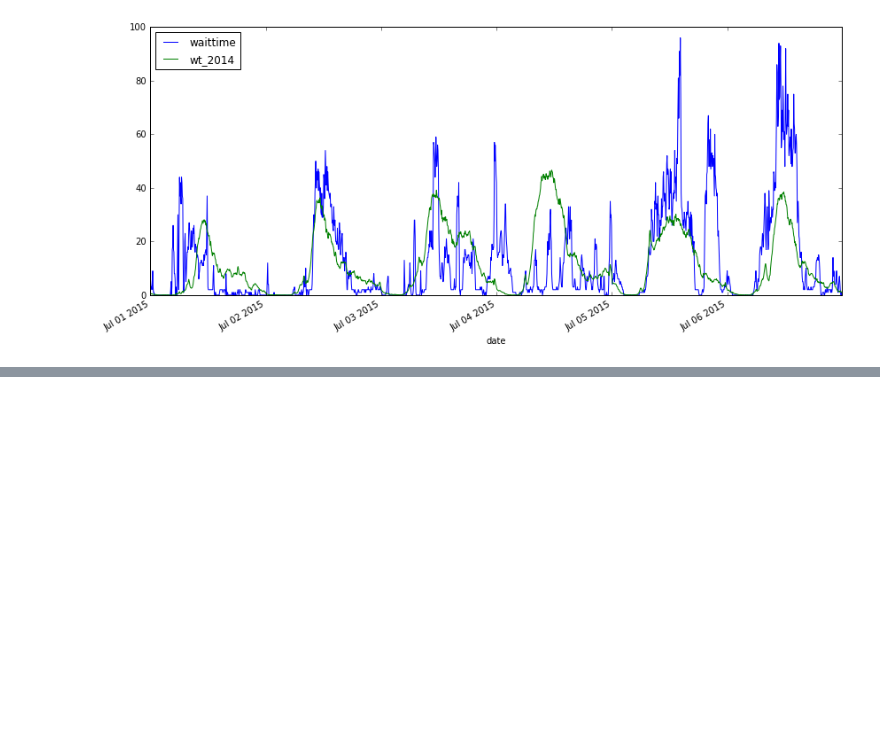
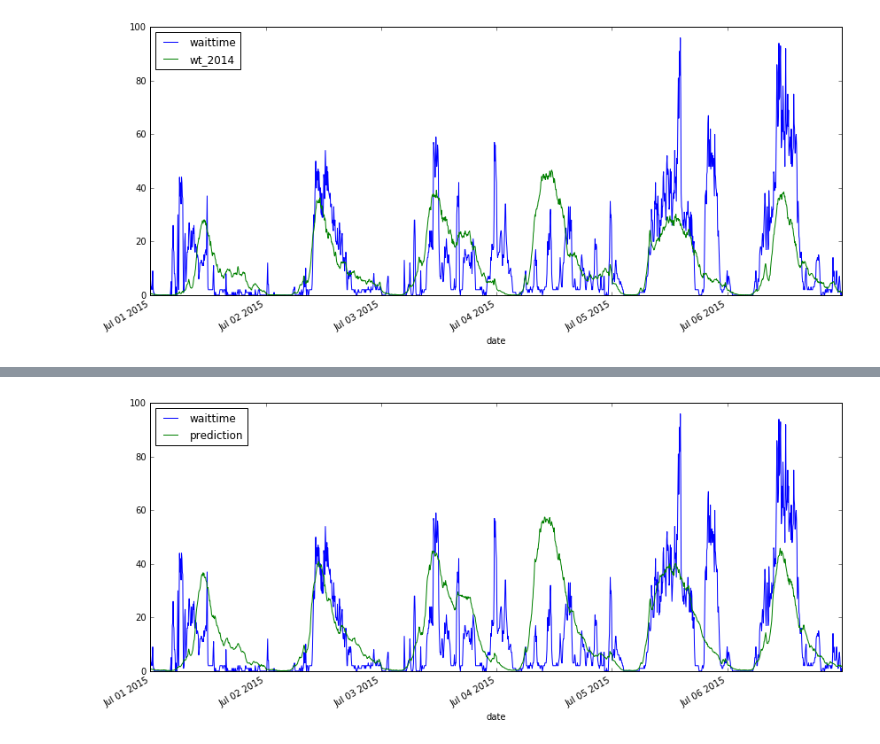
Before and after one commit to jngseattle/BorderCrossing, a Jupyter notebook: code/Model-v0.1-date_features_only.ipynb, the cells around one changed output, grey strips where cells are left out. Cells and saved outputs as stored; diff of their text form; code cells hidden in the pictures; blank space fills up the shorter version.

```diff
--- a/code/Model-v0.1-date_features_only.ipynb
+++ b/code/Model-v0.1-date_features_only.ipynb
@@ -207,0 +216,41 @@ Need to evaluate whether this is the case for all years, e.g. compare prediction
+# %%
+df_dow = df.copy()
+df_dow = df_dow.drop(['year', 'month', 'dayofmonth', 'week'], axis=1)
+# %%
+def rf_basic(df, cv, n_estimators=30):
+    '''
+    Run a basic
+    IN
+        df: full dataframe of time series
+            assumes date column will not be used as feature
+            assumes waittime as label
+        cv: cv folds
+        n_estimators: Random Forest config
+    OUT
+        dataframe filtered for last cv fold, including prediction
+    '''
+    X = df.copy()
+    y = X.pop('waittime')
+    X = X.drop('date', axis=1)
+
+    # Set last fold as test set
+    X_test = np.array(X)[cv[-1][1]]
+    y_test = np.array(y)[cv[-1][1]]
+    # Remove last fold from training set
+    X_train = np.delete(np.array(X), cv[-1][1], 0)
+    y_train = np.delete(np.array(y), cv[-1][1], 0)
+
+    # Prepare model`
+    model = RandomForestRegressor(n_jobs=-1)
+    params = {'n_estimators': [n_estimators]}
+    grid = GridSearchCV(model, params, cv=cv[:-1], n_jobs=-1)
+    grid.fit(X_train, y_train)
+
+    # Filter dataframe to last cv period
+    # Combine prediction with original dataframe
+    last_df = df.iloc[cv[-1][1][0]:cv[-1][1][-1] + 1]
+    # Add prediction
+    last_df['prediction'] = grid.predict(X_test)
+    return last_df
+
+dftest = rf_basic(df_dow, cv)
@@ -207,0 +279,4 @@ Need to evaluate whether this is the case for all years, e.g. compare prediction
+# %%
+plot_waittimes(dftest.set_index('date'), 'prediction', '7/1/15', '7/7/15')
+# %% [output]
+[figure, added]
```
Also changed, not shown: parts of 26 cells of this notebook, 3 other files.
